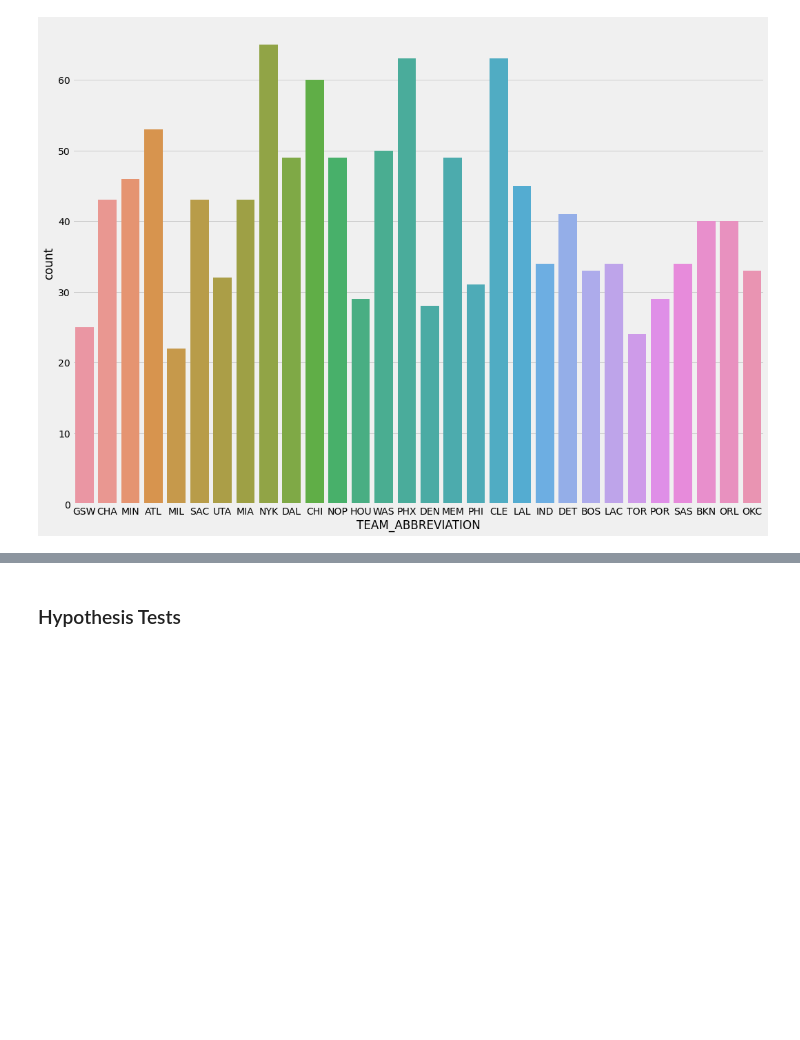
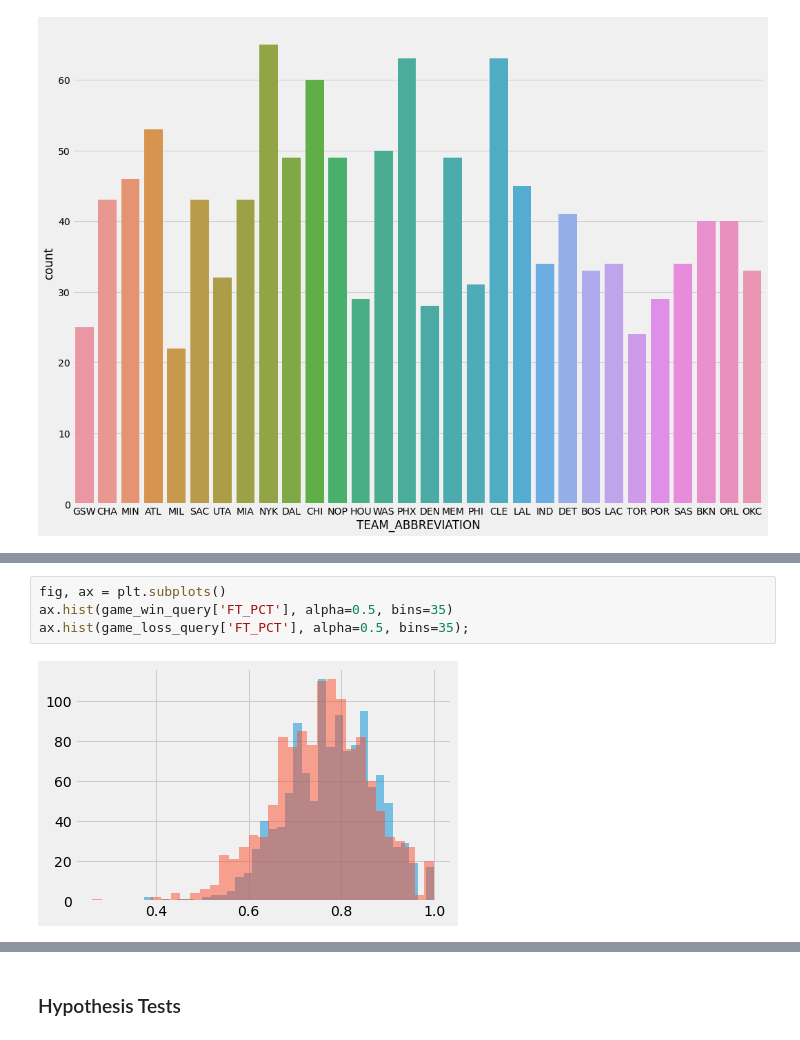
Before and after one commit to alicetsai1020/Off_v_Def_Play, a Jupyter notebook: draft.ipynb, the cells around one changed output, grey strips where cells are left out. Cells and saved outputs as stored; diff of their text form; blank space fills up the shorter version.

```diff
--- a/draft.ipynb
+++ b/draft.ipynb
@@ -200,0 +130,6 @@ sns.countplot(x='TEAM_ABBREVIATION', data=game_loss_query, ax=ax);
+# %%
+fig, ax = plt.subplots()
+ax.hist(game_win_query['FT_PCT'], alpha=0.5, bins=35)
+ax.hist(game_loss_query['FT_PCT'], alpha=0.5, bins=35);
+# %% [output]
+[figure, added]
```
Also changed, not shown: parts of 31 cells of this notebook.
